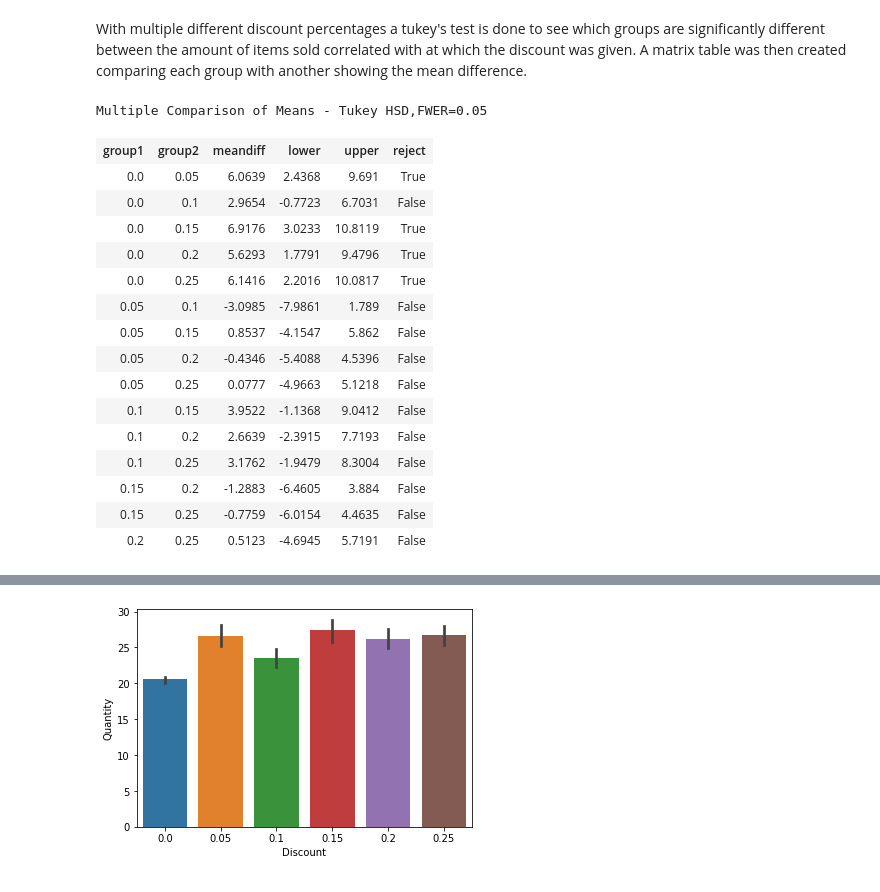
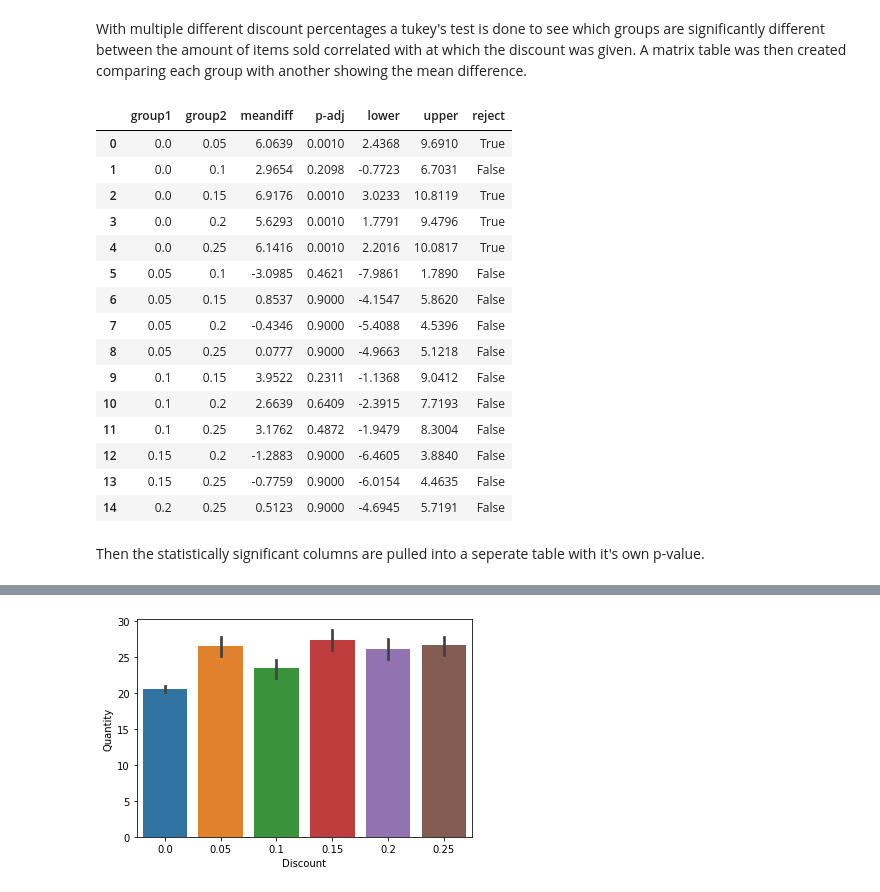
Before and after one commit to ohsusanna93/hypothesis_testing_workflow_python, a Jupyter notebook: student.ipynb, the cells around one changed output, grey strips where cells are left out. Drawn from its saved outputs; the diff is of its cells as text; code cells hidden in the pictures.

```diff
--- a/student.ipynb
+++ b/student.ipynb
@@ -395,22 +395,25 @@ df_tukeys.columns = ['Quantity','Discount']
 # %%
 from statsmodels.stats.multicomp import pairwise_tukeyhsd
 model= pairwise_tukeyhsd(df_tukeys['Quantity'],df_tukeys['Discount'])
 model.summary()
+df = pd.DataFrame(data=model._results_table.data[1:], columns=model._results_table.data[0])
+df
 # %% [output]
-Multiple Comparison of Means - Tukey HSD,FWER=0.05
-| group1 | group2 | meandiff | lower | upper | reject |
-| 0.0 | 0.05 | 6.0639 | 2.4368 | 9.691 | True |
-| 0.0 | 0.1 | 2.9654 | -0.7723 | 6.7031 | False |
-| 0.0 | 0.15 | 6.9176 | 3.0233 | 10.8119 | True |
-| 0.0 | 0.2 | 5.6293 | 1.7791 | 9.4796 | True |
-| 0.0 | 0.25 | 6.1416 | 2.2016 | 10.0817 | True |
-| 0.05 | 0.1 | -3.0985 | -7.9861 | 1.789 | False |
-| 0.05 | 0.15 | 0.8537 | -4.1547 | 5.862 | False |
-| 0.05 | 0.2 | -0.4346 | -5.4088 | 4.5396 | False |
-| 0.05 | 0.25 | 0.0777 | -4.9663 | 5.1218 | False |
-| 0.1 | 0.15 | 3.9522 | -1.1368 | 9.0412 | False |
-| 0.1 | 0.2 | 2.6639 | -2.3915 | 7.7193 | False |
-| 0.1 | 0.25 | 3.1762 | -1.9479 | 8.3004 | False |
-| 0.15 | 0.2 | -1.2883 | -6.4605 | 3.884 | False |
-| 0.15 | 0.25 | -0.7759 | -6.0154 | 4.4635 | False |
-| 0.2 | 0.25 | 0.5123 | -4.6945 | 5.7191 | False |
+|  | group1 | group2 | meandiff | p-adj | lower | upper | reject |
+| 0 | 0.0 | 0.05 | 6.0639 | 0.0010 | 2.4368 | 9.6910 | True |
+| 1 | 0.0 | 0.1 | 2.9654 | 0.2098 | -0.7723 | 6.7031 | False |
+| 2 | 0.0 | 0.15 | 6.9176 | 0.0010 | 3.0233 | 10.8119 | True |
+| 3 | 0.0 | 0.2 | 5.6293 | 0.0010 | 1.7791 | 9.4796 | True |
+| 4 | 0.0 | 0.25 | 6.1416 | 0.0010 | 2.2016 | 10.0817 | True |
+| 5 | 0.05 | 0.1 | -3.0985 | 0.4621 | -7.9861 | 1.7890 | False |
+| 6 | 0.05 | 0.15 | 0.8537 | 0.9000 | -4.1547 | 5.8620 | False |
+| 7 | 0.05 | 0.2 | -0.4346 | 0.9000 | -5.4088 | 4.5396 | False |
+| 8 | 0.05 | 0.25 | 0.0777 | 0.9000 | -4.9663 | 5.1218 | False |
+| 9 | 0.1 | 0.15 | 3.9522 | 0.2311 | -1.1368 | 9.0412 | False |
+| 10 | 0.1 | 0.2 | 2.6639 | 0.6409 | -2.3915 | 7.7193 | False |
+| 11 | 0.1 | 0.25 | 3.1762 | 0.4872 | -1.9479 | 8.3004 | False |
+| 12 | 0.15 | 0.2 | -1.2883 | 0.9000 | -6.4605 | 3.8840 | False |
+| 13 | 0.15 | 0.25 | -0.7759 | 0.9000 | -6.0154 | 4.4635 | False |
+| 14 | 0.2 | 0.25 | 0.5123 | 0.9000 | -4.6945 | 5.7191 | False |
+# %% [markdown]
+Then the statistically significant columns are pulled into a seperate table with it's own p-value.
```
Also changed, not shown: parts of 43 cells of this notebook.
